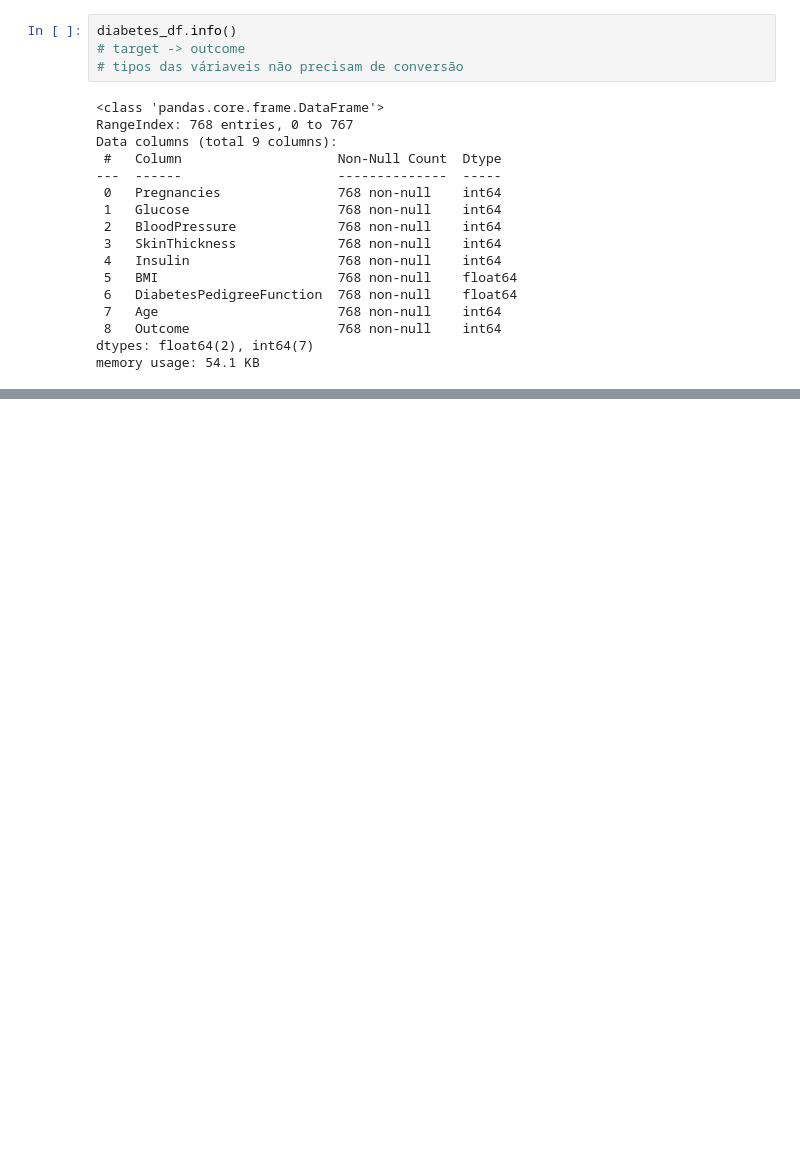
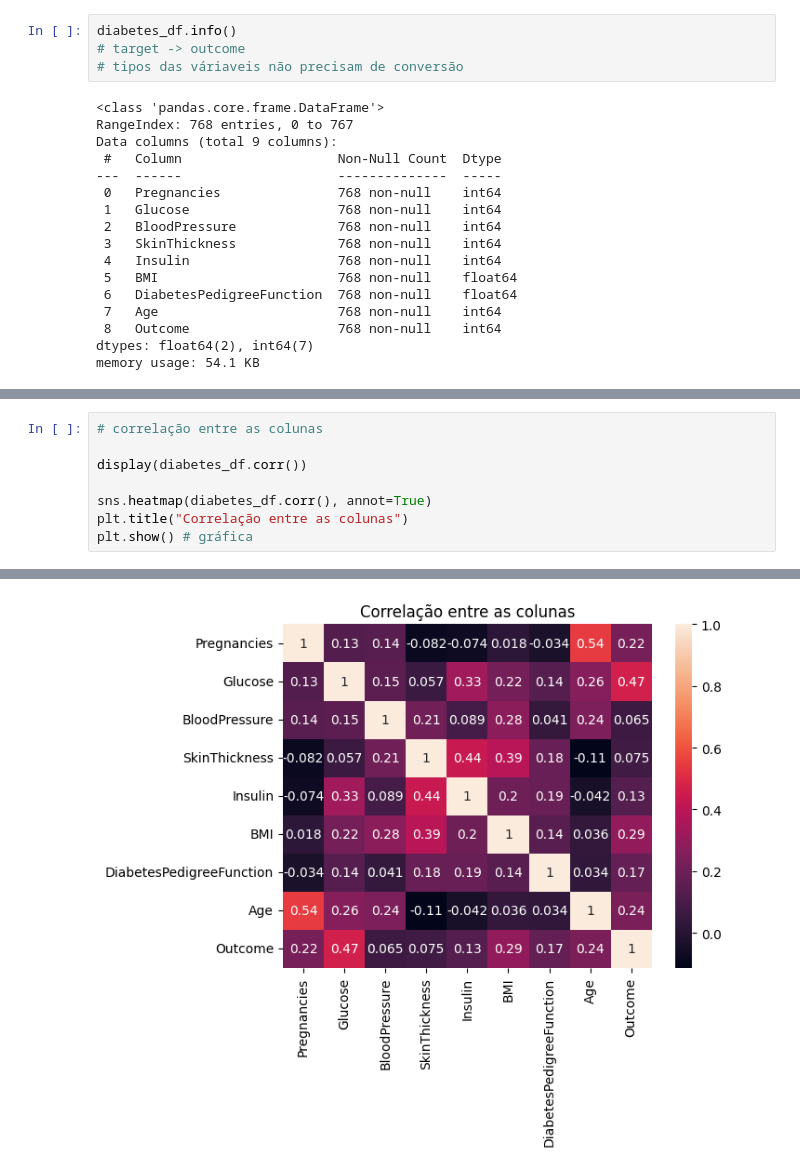
Before and after one commit to CamillyPI/Previsao-De-Diabetes, a Jupyter notebook: code.ipynb, the cells around one changed output, grey strips where cells are left out. Cells and saved outputs as stored; diff of their text form; blank space fills up the shorter version.

Commit message:
heatmap

```diff
--- a/code.ipynb
+++ b/code.ipynb
@@ -114,0 +103,9 @@ Outcome -> 2
+# %%
+# correlação entre as colunas
+
+display(diabetes_df.corr())
+
+sns.heatmap(diabetes_df.corr(), annot=True)
+plt.title("Correlação entre as colunas")
+plt.show() # gráfica
+# %% [output]
@@ -115,3 +122,4 @@ Outcome -> 2
+[figure, added]
 # %%
 # métricas do target
 
```
Also changed, not shown: parts of 4 cells of this notebook.
